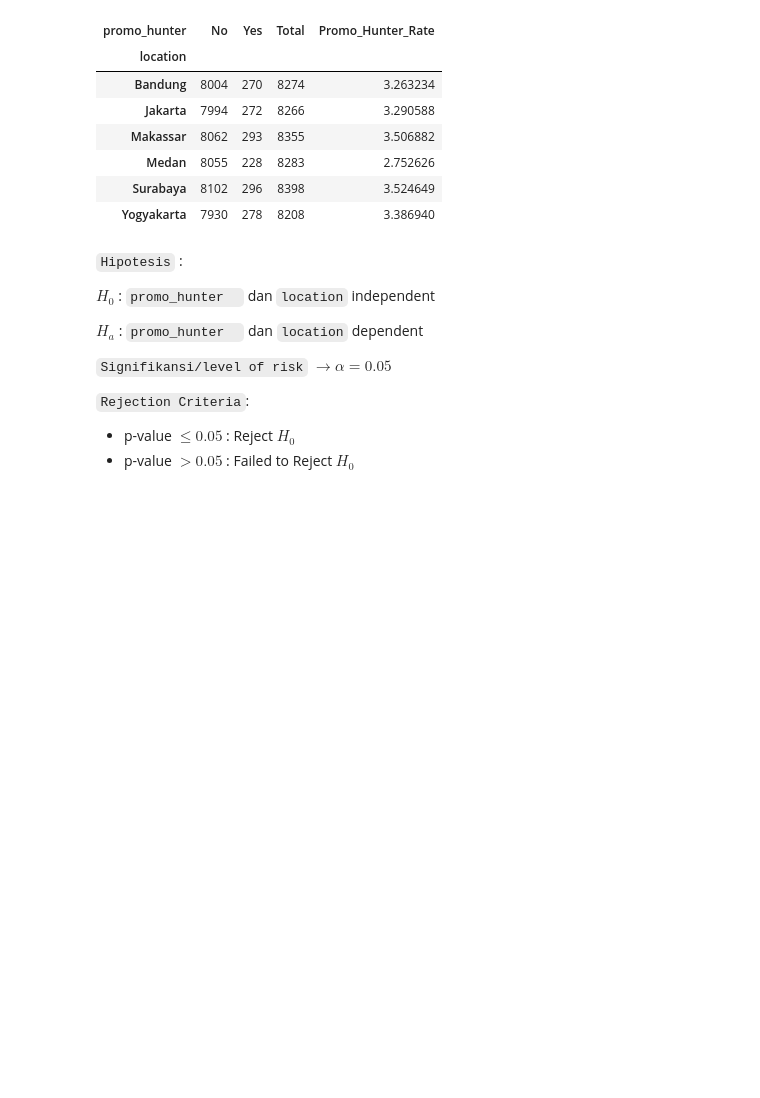
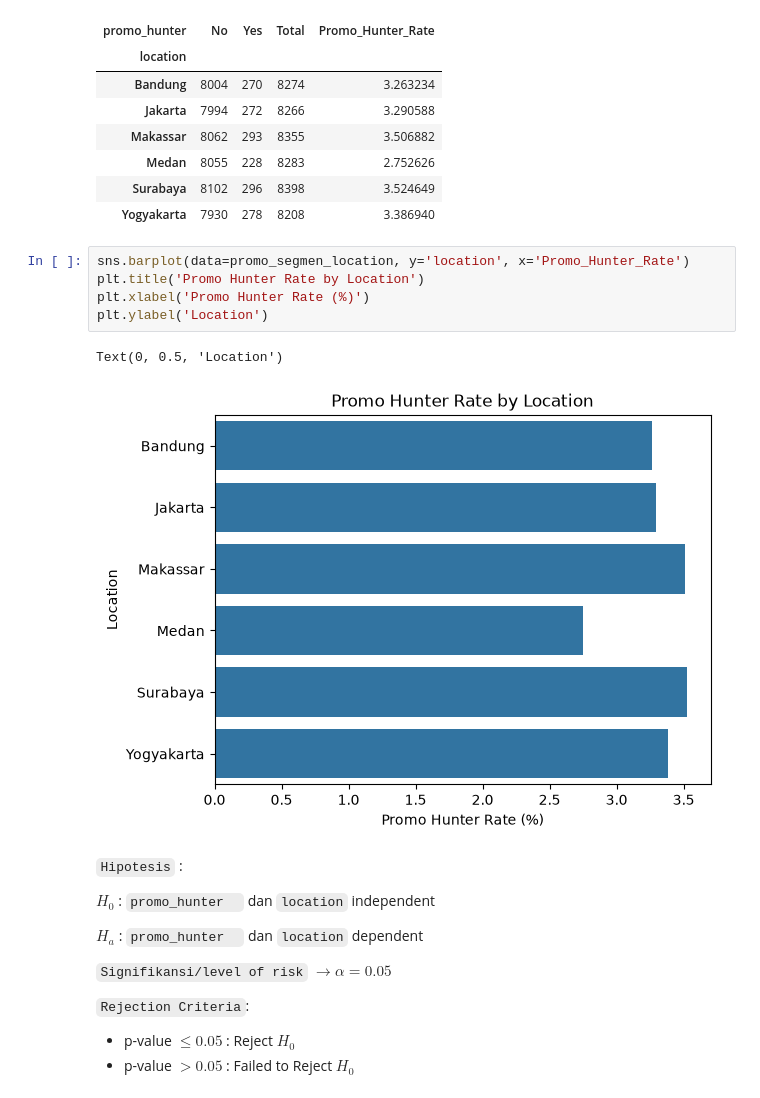
Before and after one commit to andezedna/Purwadhika-Capstone-Project-Module-2, a Jupyter notebook: Capstone Project Module 2_Annisa Andez Aunillah.ipynb, the cells around one changed output. Cells and saved outputs as stored; diff of their text form; blank space fills up the shorter version.

```diff
--- a/Capstone Project Module 2_Annisa Andez Aunillah.ipynb
+++ b/Capstone Project Module 2_Annisa Andez Aunillah.ipynb
@@ -1129,6 +1137,14 @@ promo_segmen_location
 | Medan | 8055 | 228 | 8283 | 2.752626 |
 | Surabaya | 8102 | 296 | 8398 | 3.524649 |
 | Yogyakarta | 7930 | 278 | 8208 | 3.386940 |
+# %%
+sns.barplot(data=promo_segmen_location, y='location', x='Promo_Hunter_Rate')
+plt.title('Promo Hunter Rate by Location')
+plt.xlabel('Promo Hunter Rate (%)')
+plt.ylabel('Location')
+# %% [output]
+Text(0, 0.5, 'Location')
+[figure, added]
 # %% [markdown]
 `Hipotesis` :
 
```
Also changed, not shown: parts of 2 cells of this notebook.
